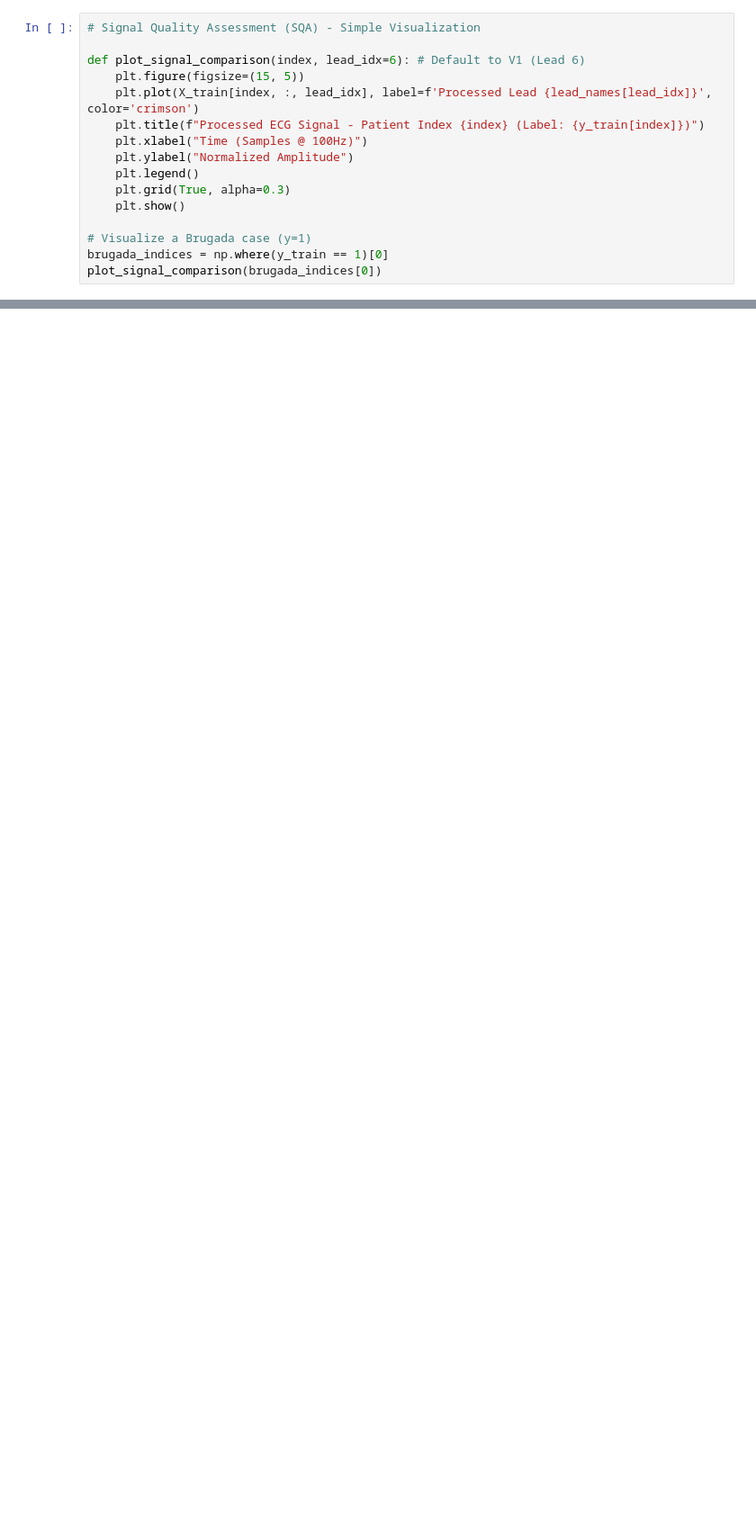
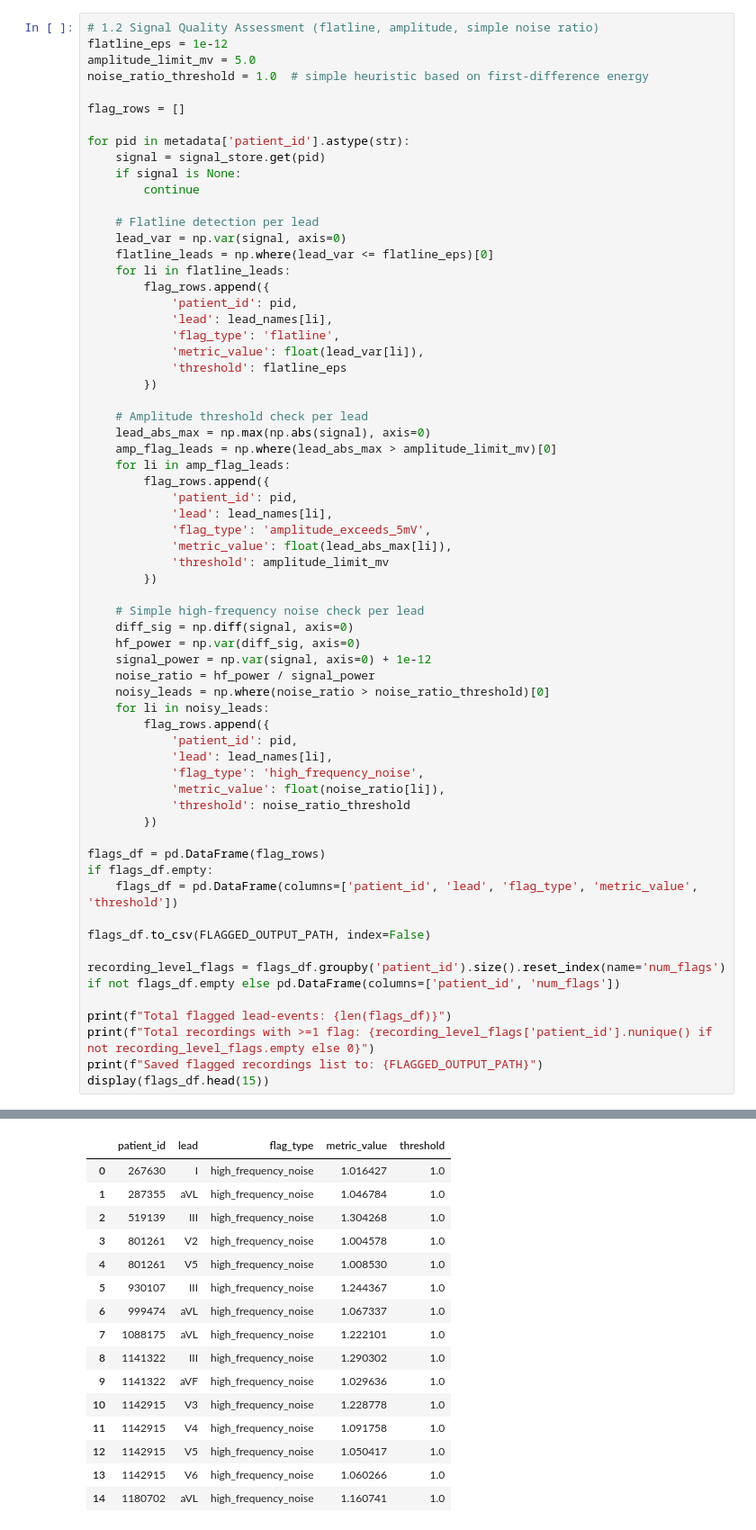
Before and after one commit to Kai-nf/team-wassup-idsc, a Jupyter notebook: eda_report.ipynb, the cells around one changed output, grey strips where cells are left out. Shown at 90% size. Cells and saved outputs as stored; diff of their text form; blank space fills up the shorter version.

```diff
--- a/eda_report.ipynb
+++ b/eda_report.ipynb
@@ -79,17 +148,65 @@ Precision-Recall curves over simple Accuracy.
 # %%
-# Signal Quality Assessment (SQA) - Simple Visualization
+# 1.2 Signal Quality Assessment (flatline, amplitude, simple noise ratio)
+flatline_eps = 1e-12
+amplitude_limit_mv = 5.0
+noise_ratio_threshold = 1.0  # simple heuristic based on first-difference energy
 
-def plot_signal_comparison(index, lead_idx=6): # Default to V1 (Lead 6)
-    plt.figure(figsize=(15, 5))
-    plt.plot(X_train[index, :, lead_idx], label=f'Processed Lead {lead_names[lead_idx]}', color='crimson')
-    plt.title(f"Processed ECG Signal - Patient Index {index} (Label: {y_train[index]})")
-    plt.xlabel("Time (Samples @ 100Hz)")
-    plt.ylabel("Normalized Amplitude")
-    plt.legend()
-    plt.grid(True, alpha=0.3)
-    plt.show()
+flag_rows = []
 
-# Visualize a Brugada case (y=1)
-brugada_indices = np.where(y_train == 1)[0]
-plot_signal_comparison(brugada_indices[0])
+for pid in metadata['patient_id'].astype(str):
+    signal = signal_store.get(pid)
+    if signal is None:
+        continue
+
+    # Flatline detection per lead
+    lead_var = np.var(signal, axis=0)
+    flatline_leads = np.where(lead_var <= flatline_eps)[0]
+    for li in flatline_leads:
+        flag_rows.append({
+            'patient_id': pid,
+            'lead': lead_names[li],
+            'flag_type': 'flatline',
+            'metric_value': float(lead_var[li]),
+            'threshold': flatline_eps
+        })
+
+    # Amplitude threshold check per lead
+    lead_abs_max = np.max(np.abs(signal), axis=0)
+    amp_flag_leads = np.where(lead_abs_max > amplitude_limit_mv)[0]
+    for li in amp_flag_leads:
+        flag_rows.append({
+            'patient_id': pid,
+            'lead': lead_names[li],
+            'flag_type': 'amplitude_exceeds_5mV',
+            'metric_value': float(lead_abs_max[li]),
+            'threshold': amplitude_limit_mv
+        })
+
+    # Simple high-frequency noise check per lead
+    diff_sig = np.diff(signal, axis=0)
+    hf_power = np.var(diff_sig, axis=0)
+    signal_power = np.var(signal, axis=0) + 1e-12
+    noise_ratio = hf_power / signal_power
+    noisy_leads = np.where(noise_ratio > noise_ratio_threshold)[0]
+    for li in noisy_leads:
+        flag_rows.append({
+            'patient_id': pid,
+            'lead': lead_names[li],
+            'flag_type': 'high_frequency_noise',
+            'metric_value': float(noise_ratio[li]),
+            'threshold': noise_ratio_threshold
+        })
+
+flags_df = pd.DataFrame(flag_rows)
+if flags_df.empty:
+    flags_df = pd.DataFrame(columns=['patient_id', 'lead', 'flag_type', 'metric_value', 'threshold'])
+
+flags_df.to_csv(FLAGGED_OUTPUT_PATH, index=False)
+
+recording_level_flags = flags_df.groupby('patient_id').size().reset_index(name='num_flags') if not flags_df.empty else pd.DataFrame(columns=['patient_id', 'num_flags'])
+
+print(f"Total flagged lead-events: {len(flags_df)}")
+print(f"Total recordings with >=1 flag: {recording_level_flags['patient_id'].nunique() if not recording_level_flags.empty else 0}")
+print(f"Saved flagged recordings list to: {FLAGGED_OUTPUT_PATH}")
+display(flags_df.head(15))
 # %% [output]
@@ -97 +216,17 @@ plot_signal_comparison(brugada_indices[0])
+|  | patient_id | lead | flag_type | metric_value | threshold |
+| 0 | 267630 | I | high_frequency_noise | 1.016427 | 1.0 |
+| 1 | 287355 | aVL | high_frequency_noise | 1.046784 | 1.0 |
+| 2 | 519139 | III | high_frequency_noise | 1.304268 | 1.0 |
+| 3 | 801261 | V2 | high_frequency_noise | 1.004578 | 1.0 |
+| 4 | 801261 | V5 | high_frequency_noise | 1.008530 | 1.0 |
+| 5 | 930107 | III | high_frequency_noise | 1.244367 | 1.0 |
+| 6 | 999474 | aVL | high_frequency_noise | 1.067337 | 1.0 |
+| 7 | 1088175 | aVL | high_frequency_noise | 1.222101 | 1.0 |
+| 8 | 1141322 | III | high_frequency_noise | 1.290302 | 1.0 |
+| 9 | 1141322 | aVF | high_frequency_noise | 1.029636 | 1.0 |
+| 10 | 1142915 | V3 | high_frequency_noise | 1.228778 | 1.0 |
+| 11 | 1142915 | V4 | high_frequency_noise | 1.091758 | 1.0 |
+| 12 | 1142915 | V5 | high_frequency_noise | 1.050417 | 1.0 |
+| 13 | 1142915 | V6 | high_frequency_noise | 1.060266 | 1.0 |
+| 14 | 1180702 | aVL | high_frequency_noise | 1.160741 | 1.0 |
 # %%
```
Also changed, not shown: parts of 6 cells of this notebook, 2 other files.
